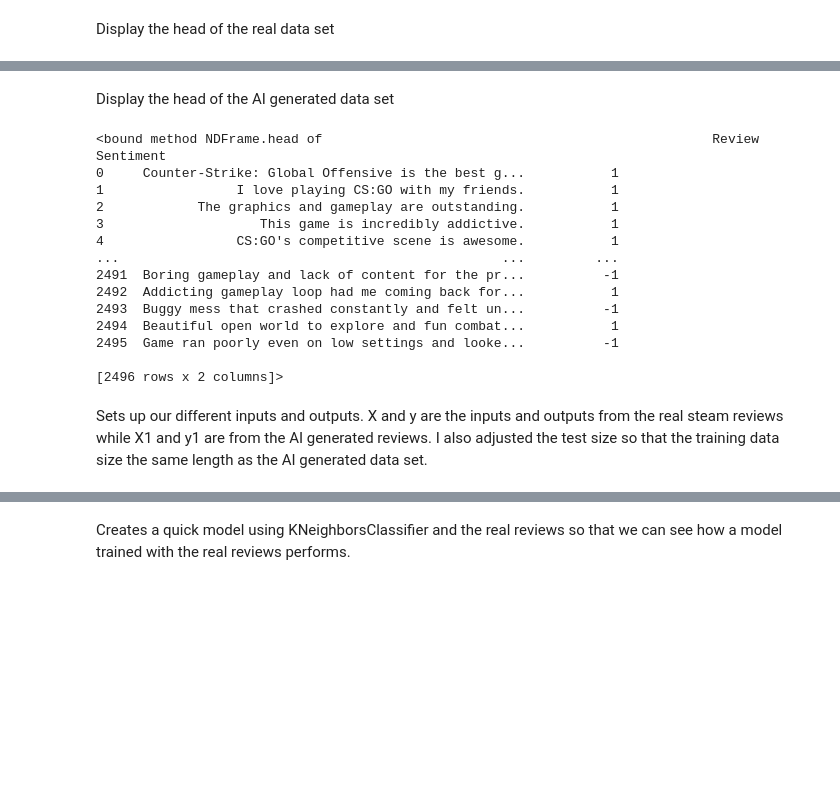
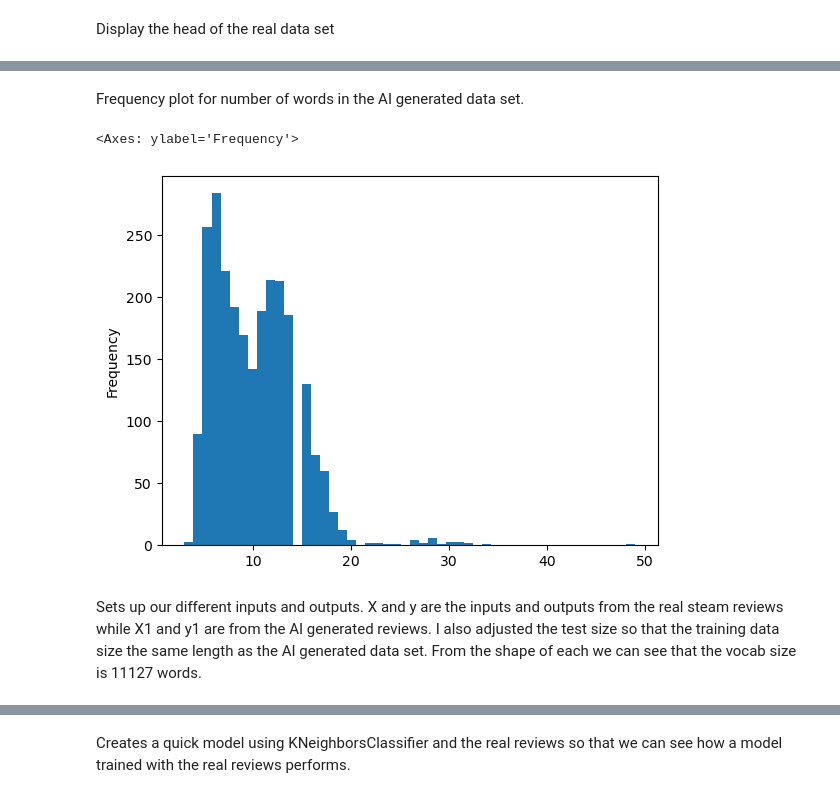
Before and after one commit to entrylevelcs/CS39AA-Project, a Jupyter notebook: project_part1.ipynb, the cells around one changed output, grey strips where cells are left out. Saved outputs shown, nothing was run; the diff lists cells and outputs as text; code cells hidden in the pictures; blank space fills up the shorter version.

```diff
--- a/project_part1.ipynb
+++ b/project_part1.ipynb
@@ -69,24 +119,12 @@ df.iloc[:,[3,4]].head
 # %% [markdown]
-Display the head of the AI generated data set
+Frequency plot for number of words in the AI generated data set.
-# %%
-df2.head
-# %% [output]
-<bound method NDFrame.head of                                                  Review   Sentiment
-0     Counter-Strike: Global Offensive is the best g...           1
-1                 I love playing CS:GO with my friends.           1
-2            The graphics and gameplay are outstanding.           1
-3                    This game is incredibly addictive.           1
-4                 CS:GO's competitive scene is awesome.           1
-...                                                 ...         ...
-2491  Boring gameplay and lack of content for the pr...          -1
-2492  Addicting gameplay loop had me coming back for...           1
-2493  Buggy mess that crashed constantly and felt un...          -1
-2494  Beautiful open world to explore and fun combat...           1
-2495  Game ran poorly even on low settings and looke...          -1
-
-[2496 rows x 2 columns]>
+# %%
+df2["number of words"].plot.hist(bins=50)
+# %% [output]
+<Axes: ylabel='Frequency'>
+[figure, added]
 # %% [markdown]
-Sets up our different inputs and outputs. X and y are the inputs and outputs from the real steam reviews while X1 and y1 are from the AI generated reviews. I also adjusted the test size so that the training data size the same length as the AI generated data set.
+Sets up our different inputs and outputs. X and y are the inputs and outputs from the real steam reviews while X1 and y1 are from the AI generated reviews. I also adjusted the test size so that the training data size the same length as the AI generated data set. From the shape of each we can see that the vocab size is 11127 words.
 # %%
 X = df['review_text'].copy()
 y = df['review_score'].copy()
```
Also changed, not shown: parts of 17 cells of this notebook.
